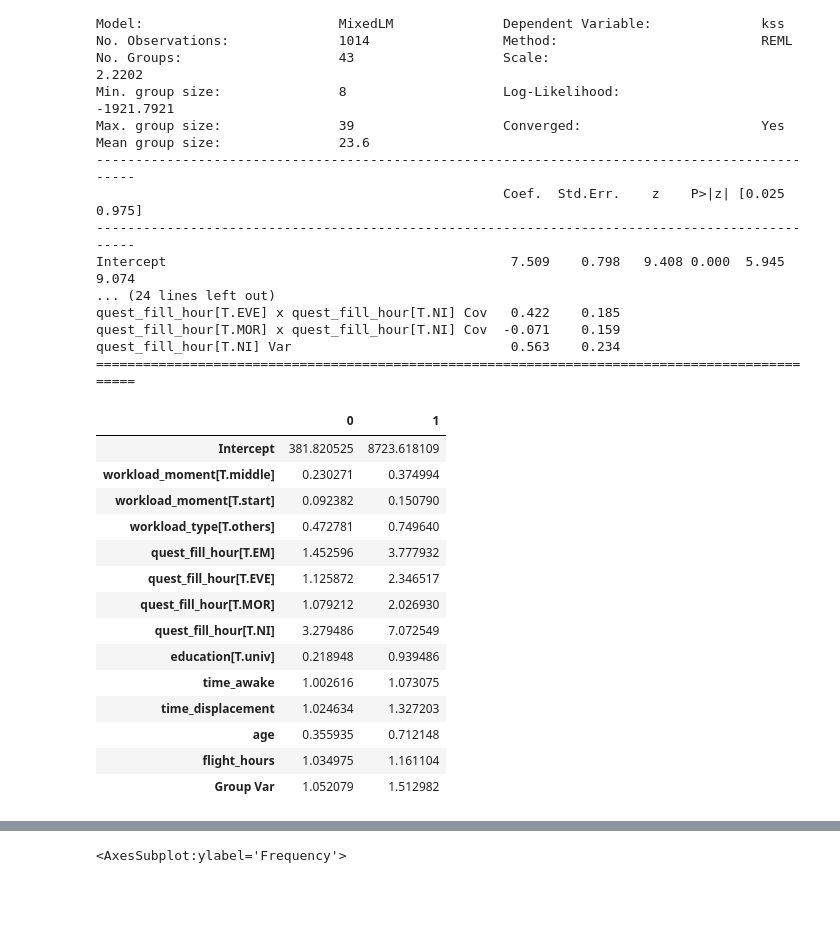
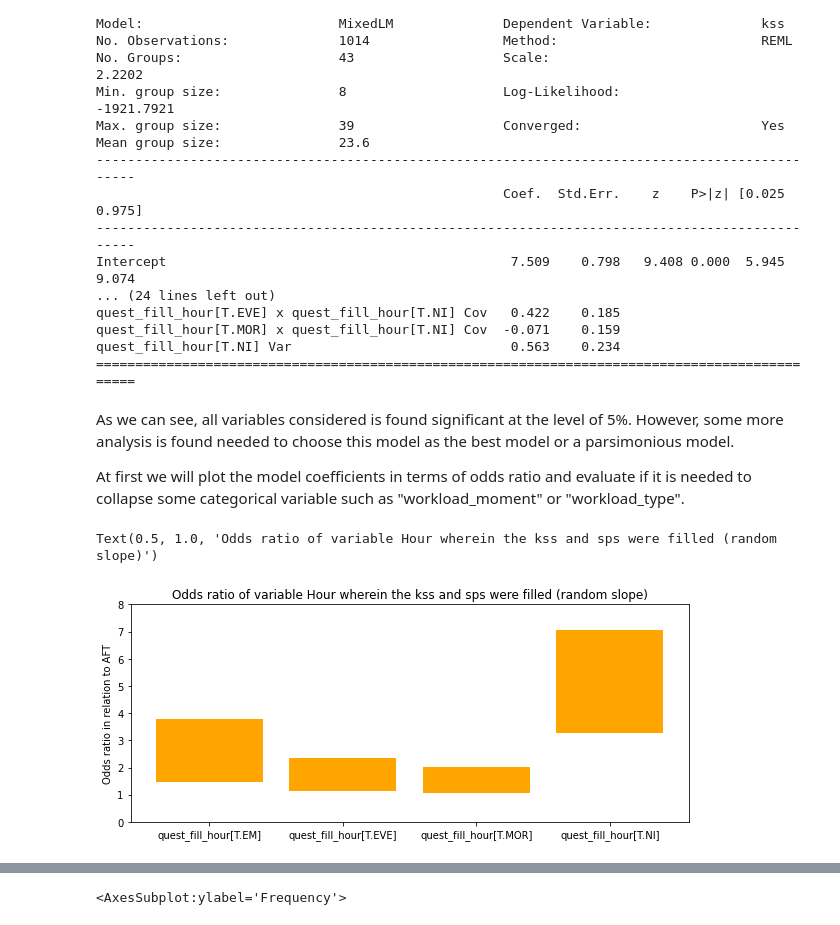
Before and after one commit to jlpscampos/Perception-of-Excessive-Sleepiness-and-Severe-Fatigue-in-Civil-Aviation-Pilots, a Jupyter notebook: regression_analytics.ipynb, the cells around one changed output, grey strips where cells are left out. Cells and saved outputs as stored; diff of their text form; code cells hidden in the pictures; blank space fills up the shorter version.

```diff
--- a/regression_analytics.ipynb
+++ b/regression_analytics.ipynb
@@ -215,8 +231,9 @@ quest_fill_hour[T.NI] Var                            0.588    0.240
 # %% [markdown]
 ## 4.3. Second Iteration
 # %%
-covariates = ['workload_moment','workload_type','quest_fill_hour','time_awake',
-              'time_displacement','age','flight_hours','education']
+covariates = ['workload_moment','workload_type','quest_fill_hour',
+              'time_awake','time_displacement','age','flight_hours',
+              'education']
 
 formula = get_formula(covariates, 'kss')
 
@@ -225,6 +242,7 @@ working_df2['workload_type'] = working_df2['workload_type'].apply(lambda x: 'oth
 
 md = smf.mixedlm(formula,working_df2, groups=working_df2["Id"], re_formula = 'quest_fill_hour')
 # equivalent coded in r as y~x1+x2+..+xn+(1+xn|Id)
+
 mdf = md.fit()
 print(mdf.summary())
 # %% [output]
@@ -245,21 +263,21 @@ quest_fill_hour[T.EVE] x quest_fill_hour[T.NI] Cov   0.422    0.185
 quest_fill_hour[T.MOR] x quest_fill_hour[T.NI] Cov  -0.071    0.159
 quest_fill_hour[T.NI] Var                            0.563    0.234
 ===============================================================================================
+# %% [markdown]
+As we can see, all variables considered is found significant at the level of 5%. However, some more analysis is found needed to choose this model as the best model or a parsimonious model.
+
+At first we will plot the model coefficients in terms of odds ratio and evaluate if it is needed to collapse some categorical variable such as "workload_moment" or "workload_type".
 # %%
-np.exp(mdf.conf_int())[:14]
+fig,ax = plt.subplots(nrows = 1, ncols = 1, figsize = (10,4))
+
+odds_var = np.exp(mdf.conf_int())[4:8]
+x = odds_var.index
+y_bottom = np.array(odds_var[0])
+y_diff = np.array(odds_var[1]) - np.array(odds_var[0])
+ax.bar(x, y_diff, bottom=y_bottom, color = 'orange')
+ax.set_ylim([0,8])
+ax.set_ylabel('Odds ratio in relation to AFT')
+ax.set_title('Odds ratio of variable Hour wherein the kss and sps were filled (random slope)')
 # %% [output]
-|  | 0 | 1 |
-| Intercept | 381.820525 | 8723.618109 |
-| workload_moment[T.middle] | 0.230271 | 0.374994 |
-| workload_moment[T.start] | 0.092382 | 0.150790 |
-| workload_type[T.others] | 0.472781 | 0.749640 |
-| quest_fill_hour[T.EM] | 1.452596 | 3.777932 |
-| quest_fill_hour[T.EVE] | 1.125872 | 2.346517 |
-| quest_fill_hour[T.MOR] | 1.079212 | 2.026930 |
-| quest_fill_hour[T.NI] | 3.279486 | 7.072549 |
-| education[T.univ] | 0.218948 | 0.939486 |
-| time_awake | 1.002616 | 1.073075 |
-| time_displacement | 1.024634 | 1.327203 |
-| age | 0.355935 | 0.712148 |
-| flight_hours | 1.034975 | 1.161104 |
-| Group Var | 1.052079 | 1.512982 |
+Text(0.5, 1.0, 'Odds ratio of variable Hour wherein the kss and sps were filled (random slope)')
+[figure, added]
```
Also changed, not shown: parts of 9 cells of this notebook, 1 other file.
